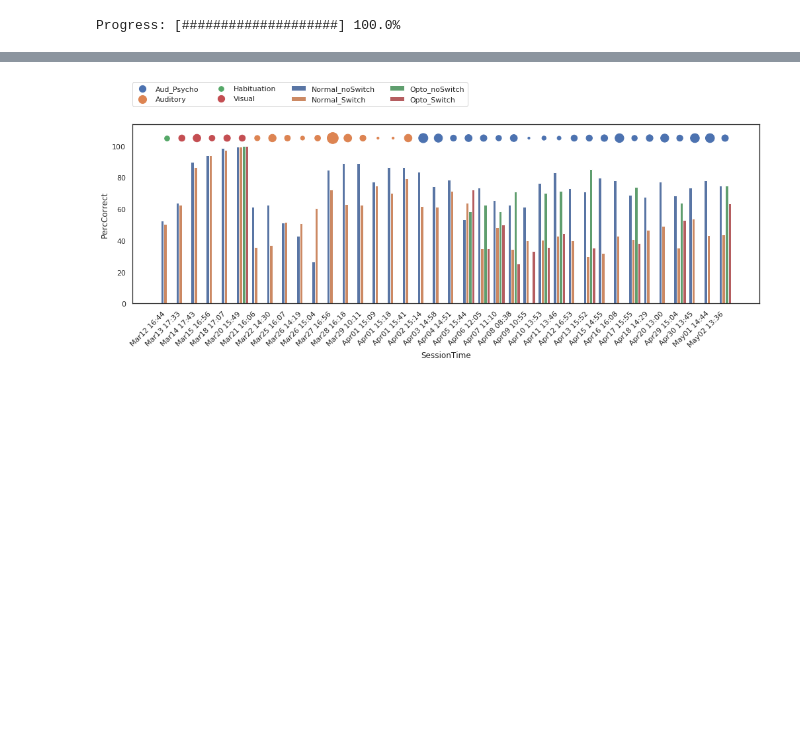
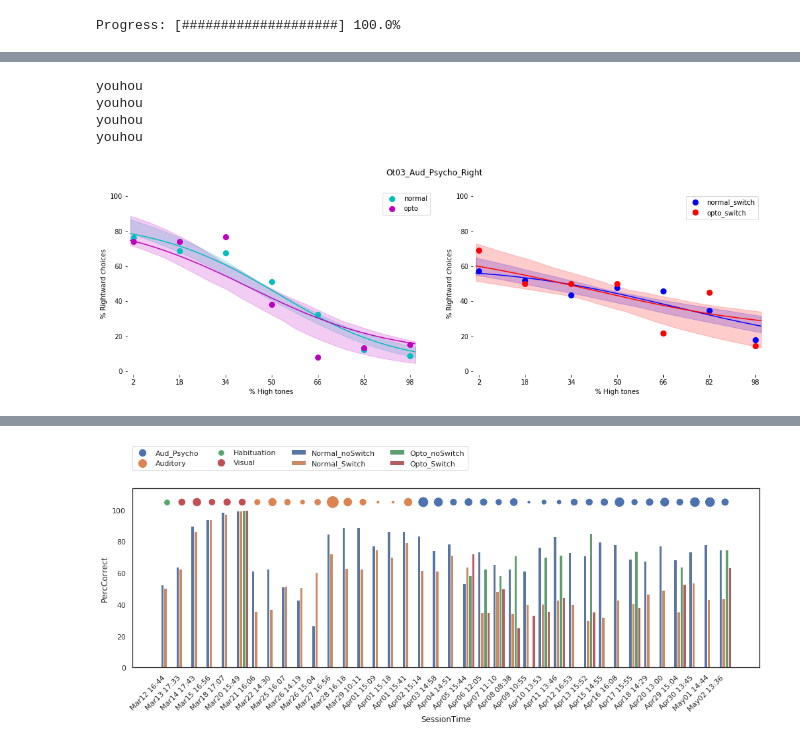
Before and after one commit to HernandoMV/BehaviouralAnalysis, a Jupyter notebook: Bpod_Analysis.ipynb, the cells around one changed output, grey strips where cells are left out. Cells and saved outputs as stored; diff of their text form; code cells hidden in the pictures; blank space fills up the shorter version.

```diff
--- a/Bpod_Analysis.ipynb
+++ b/Bpod_Analysis.ipynb
@@ -323,28 +288,60 @@ plt.show(fig)
 # %%
 # Group sessions by type and plot them together
 protToGroup = 'Aud_Psycho'
 stimToGroup = 'Right'
 
 pulledData = AnimalDF[(AnimalDF['Protocol']==protToGroup) & (AnimalDF['Stimulation']==stimToGroup)]
 
-predictDif, Normal_PsyPer, Normal_fakePredictions, Normal_predictPer, \
-Opto_PsyPer, Opto_fakePredictions, Opto_predictPer = PP_ProcessExperiment(pulledData)
+# provide an option to select by session TODO!
 
-fig, axs = plt.subplots(1,1,figsize=(5, 5), facecolor='w', edgecolor='k')
+predictDif, Normal_PsyPer, Normal_fakePredictions, Normal_predictPer = \
+custom_functions.PP_ProcessExperiment(pulledData[(pulledData['OptoStim']==0) &
+                                                 (pulledData['SwitchSide']==0)])
+
+_, Opto_PsyPer, Opto_fakePredictions, Opto_predictPer = \
+custom_functions.PP_ProcessExperiment(pulledData[(pulledData['OptoStim']==1) &
+                                                 (pulledData['SwitchSide']==0)])
+
+_, Normal_PsyPer_S, Normal_fakePredictions_S, Normal_predictPer_S = \
+custom_functions.PP_ProcessExperiment(pulledData[(pulledData['OptoStim']==0) &
+                                                 (pulledData['SwitchSide']==1)])
+
+_, Opto_PsyPer_S, Opto_fakePredictions_S, Opto_predictPer_S = \
+custom_functions.PP_ProcessExperiment(pulledData[(pulledData['OptoStim']==1) &
+                                                 (pulledData['SwitchSide']==1)])
+
+fig, axs = plt.subplots(1,2,figsize=(17, 5), facecolor='w', edgecolor='k')
+axs.ravel()
 
 if Normal_PsyPer:
     plot_utils.PlotPsychPerformance(dataDif = Normal_PsyPer['Difficulty'], dataPerf = Normal_PsyPer['Performance'],
-                     predictDif = predictDif, ax = axs, fakePred = Normal_fakePredictions,
+                     predictDif = predictDif, ax = axs[0], fakePred = Normal_fakePredictions,
                      realPred = Normal_predictPer, color = 'c', label = 'normal')
 
 if Opto_PsyPer:
     plot_utils.PlotPsychPerformance(dataDif = Opto_PsyPer['Difficulty'], dataPerf = Opto_PsyPer['Performance'],
-                         predictDif = predictDif, ax = axs, fakePred = Opto_fakePredictions,
+                         predictDif = predictDif, ax = axs[0], fakePred = Opto_fakePredictions,
                          realPred = Opto_predictPer, color = 'm', label = 'opto')
+if Normal_PsyPer_S:
+    plot_utils.PlotPsychPerformance(dataDif = Normal_PsyPer_S['Difficulty'], dataPerf = Normal_PsyPer_S['Performance'],
+                     predictDif = predictDif, ax = axs[1], fakePred = Normal_fakePredictions_S,
+                     realPred = Normal_predictPer_S, color = 'b', label = 'normal_switch')
+
+if Opto_PsyPer_S:
+    plot_utils.PlotPsychPerformance(dataDif = Opto_PsyPer_S['Difficulty'], dataPerf = Opto_PsyPer_S['Performance'],
+                         predictDif = predictDif, ax = axs[1], fakePred = Opto_fakePredictions_S,
+                         realPred = Opto_predictPer_S, color = 'r', label = 'opto_switch')
+
 lgd = plt.legend()
-plt.title(AnimalID + ' ' + str(np.unique(pulledData['SessionTime'])))
+plt.suptitle(AnimalID + '_' + protToGroup + '_' + stimToGroup)
 
 plt.savefig(outputDir + AnimalID + '_' + protToGroup + '_' + stimToGroup + '_grouped_psychometricPerformance.pdf',
             transparent=True, bbox_extra_artists=(lgd,), bbox_inches='tight')
 
 plt.show(fig)
+# %% [output]
+youhou
+youhou
+youhou
+youhou
+[figure, added]
```
Also changed, not shown: parts of 17 cells of this notebook, 2 other files.
